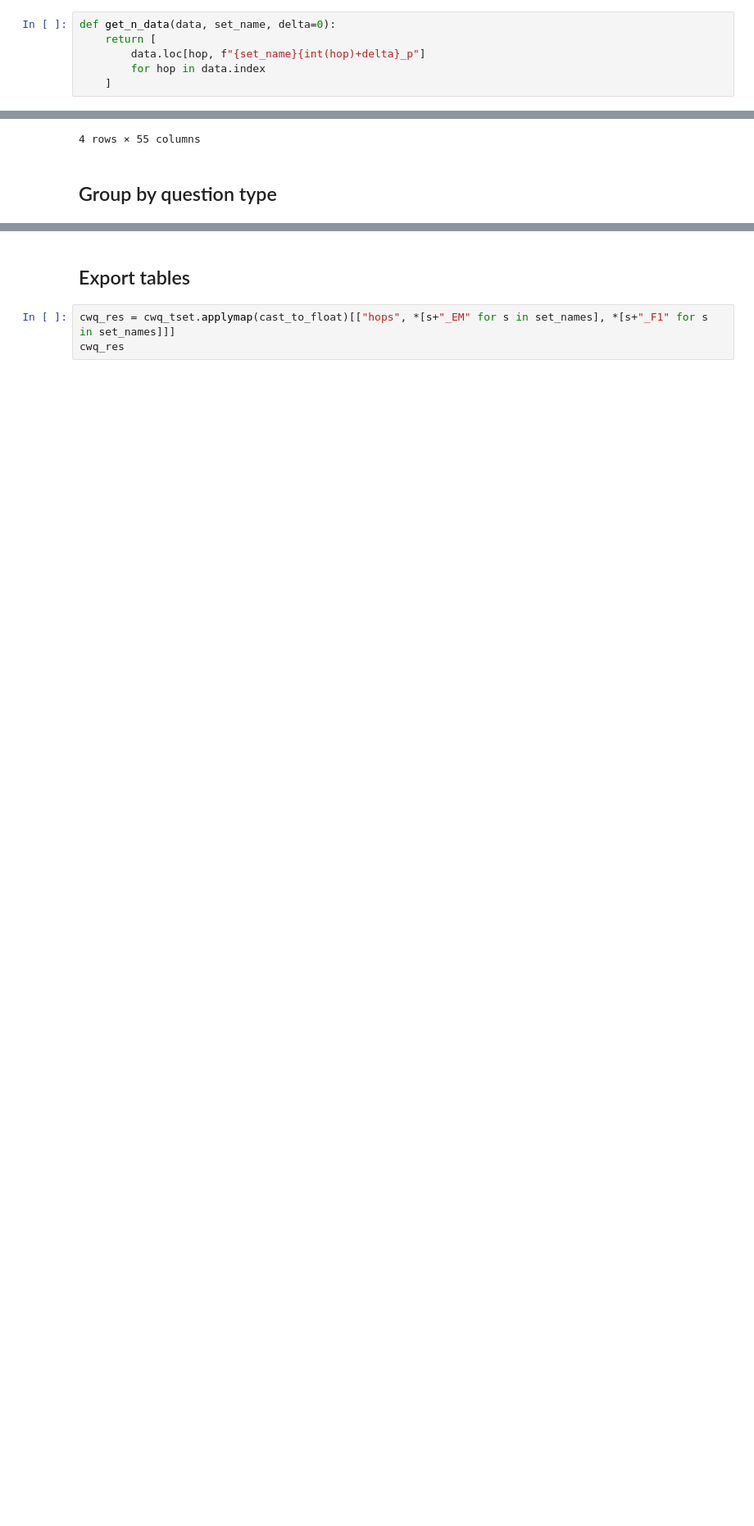
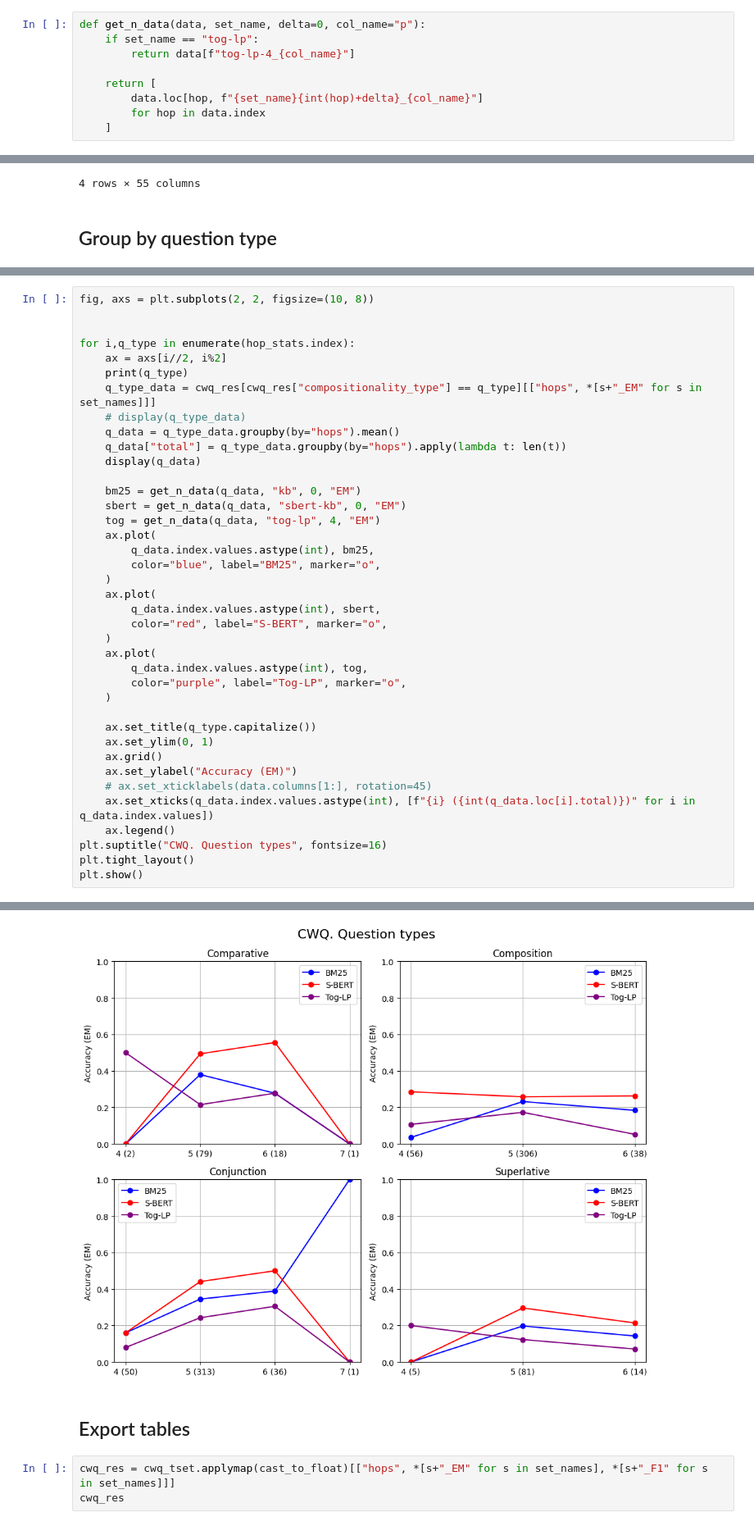
Before and after one commit to plaunezkiy/dissertation, a Jupyter notebook: code/2_kg_inference/results/cwq_results.ipynb, the cells around one changed output, grey strips where cells are left out. Shown at 82% size. Saved outputs shown, nothing was run; the diff lists cells and outputs as text; blank space fills up the shorter version.

```diff
--- a/code/2_kg_inference/results/cwq_results.ipynb
+++ b/code/2_kg_inference/results/cwq_results.ipynb
@@ -194,9 +194,12 @@ data.index
 # %% [output]
 Index([4, 5, 6], dtype='int64', name='hops')
 # %%
-def get_n_data(data, set_name, delta=0):
+def get_n_data(data, set_name, delta=0, col_name="p"):
+    if set_name == "tog-lp":
+        return data[f"tog-lp-4_{col_name}"]
+
     return [
-        data.loc[hop, f"{set_name}{int(hop)+delta}_p"]
+        data.loc[hop, f"{set_name}{int(hop)+delta}_{col_name}"]
         for hop in data.index
     ]
 # %%
@@ -503,0 +499,40 @@ CWQ
+# %%
+fig, axs = plt.subplots(2, 2, figsize=(10, 8))
+
+
+for i,q_type in enumerate(hop_stats.index):
+    ax = axs[i//2, i%2]
+    print(q_type)
+    q_type_data = cwq_res[cwq_res["compositionality_type"] == q_type][["hops", *[s+"_EM" for s in set_names]]]
+    # display(q_type_data)
+    q_data = q_type_data.groupby(by="hops").mean()
+    q_data["total"] = q_type_data.groupby(by="hops").apply(lambda t: len(t))
+    display(q_data)
+
+    bm25 = get_n_data(q_data, "kb", 0, "EM")
+    sbert = get_n_data(q_data, "sbert-kb", 0, "EM")
+    tog = get_n_data(q_data, "tog-lp", 4, "EM")
+    ax.plot(
+        q_data.index.values.astype(int), bm25,
+        color="blue", label="BM25", marker="o",
+    )
+    ax.plot(
+        q_data.index.values.astype(int), sbert,
+        color="red", label="S-BERT", marker="o",
+    )
+    ax.plot(
+        q_data.index.values.astype(int), tog,
+        color="purple", label="Tog-LP", marker="o",
+    )
+
+    ax.set_title(q_type.capitalize())
+    ax.set_ylim(0, 1)
+    ax.grid()
+    ax.set_ylabel("Accuracy (EM)")
+    # ax.set_xticklabels(data.columns[1:], rotation=45)
+    ax.set_xticks(q_data.index.values.astype(int), [f"{i} ({int(q_data.loc[i].total)})" for i in q_data.index.values])
+    ax.legend()
+plt.suptitle("CWQ. Question types", fontsize=16)
+plt.tight_layout()
+plt.show()
+# %% [output]
@@ -504,3 +565,4 @@ CWQ
+[figure, added]
 # %% [markdown]
 ## Export tables
 # %%
```
Also changed, not shown: parts of 7 cells of this notebook, 1 other file.
